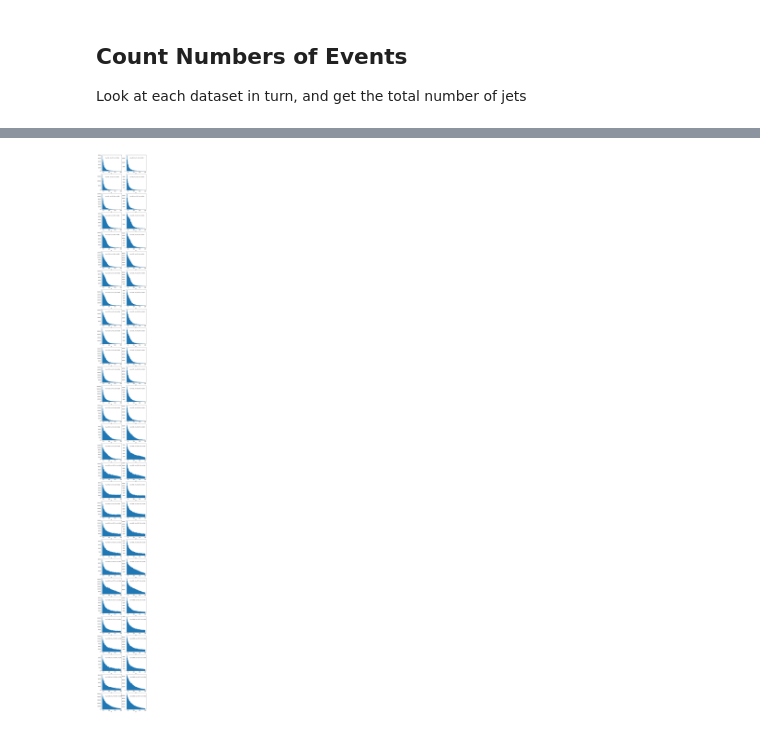
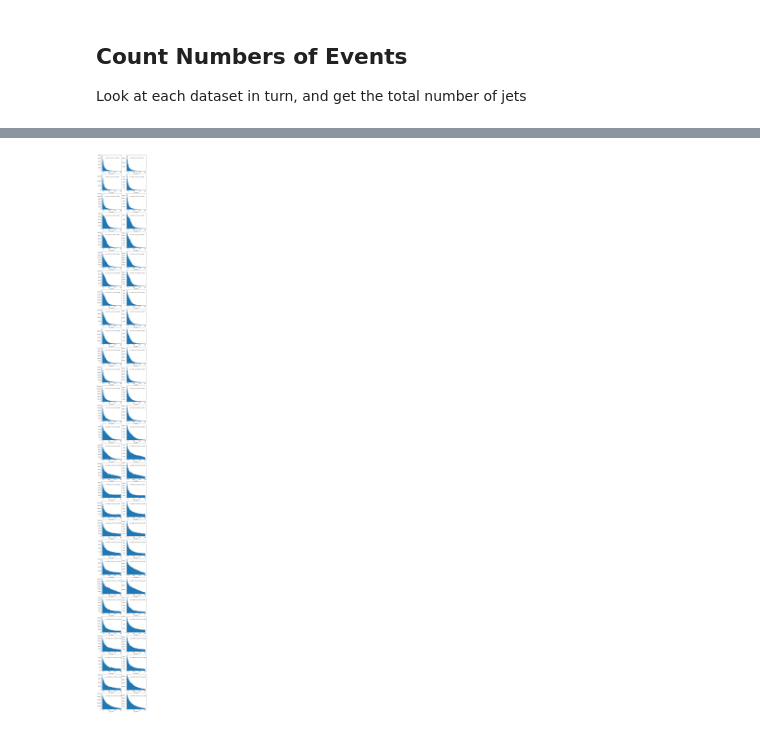
Before and after one commit to gordonwatts/calratio-perjet-training, a Jupyter notebook: notebooks/SampleExploration.ipynb, the cells around one changed output, grey strips where cells are left out. Saved outputs shown, nothing was run; the diff lists cells and outputs as text; code cells hidden in the pictures.

```diff
--- a/notebooks/SampleExploration.ipynb
+++ b/notebooks/SampleExploration.ipynb
@@ -46,8 +48,8 @@ async def get_jet_pt_distro(df_name:str):
     return await EventDataset(f'localds://{df_name}') \
         .SelectMany('lambda e: e.Jets("AntiKt4EMTopoJets")') \
         .Where('lambda j: j.pt()/1000.0 > 40.0') \
-        .Select('lambda j: j.pt()/1000.0') \
-        .AsPandasDF(['JetPt']) \
+        .Select('lambda j: (j.pt()/1000.0, j.eta())') \
+        .AsPandasDF(['JetPt', 'JetEta']) \
         .future_value(use_exe_func_adl_server)
 # %%
 DSInfo = namedtuple('DSInfo', 'mH mS lt cp data')
@@ -62,11 +64,14 @@ Wall time: 1 ms
 # %%
-x_pannel=2
-y_pannel=math.ceil(len(results)/x_pannel)
-fig = plt.figure(figsize=(8,3.5*y_pannel), dpi=120)
-for idx, pinfo in enumerate(results):
-    fig.add_subplot(y_pannel, x_pannel, idx+1)
-    plt.hist(pinfo.data.JetPt, bins=50, range=[40, 200])
-    plt.xlabel('$p_T$')
-    plt.annotate(f'$m_H$={pinfo.mH}, $m_s$={pinfo.mS}, {pinfo.lt}m, {pinfo.cp}', xy=(.2,.8), xycoords="axes fraction")
+def plot_col_from_all (col_name, range, axis_label):
+    x_pannel=2
+    y_pannel=math.ceil(len(results)/x_pannel)
+    fig = plt.figure(figsize=(8,3.5*y_pannel), dpi=120)
+    for idx, pinfo in enumerate(results):
+        fig.add_subplot(y_pannel, x_pannel, idx+1)
+        plt.hist(pinfo.data[col_name], bins=50, range=range)
+        plt.xlabel(axis_label)
+        plt.annotate(f'$m_H$={pinfo.mH}, $m_s$={pinfo.mS}, {pinfo.lt}m, {pinfo.cp}', xy=(.2,.8), xycoords="axes fraction")
-# %% [output]
-[figure, removed]
+# %%
+plot_col_from_all ('JetPt', [40,200], '$p_T$ [GeV]')
+# %% [output]
+[figure, added]
```
Also changed, not shown: parts of 3 cells of this notebook.
